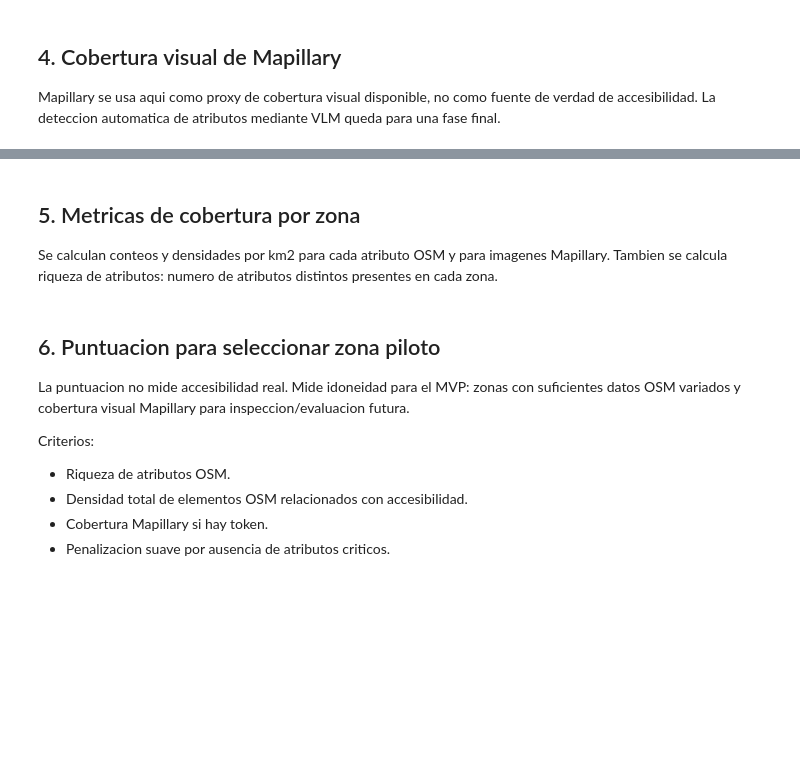
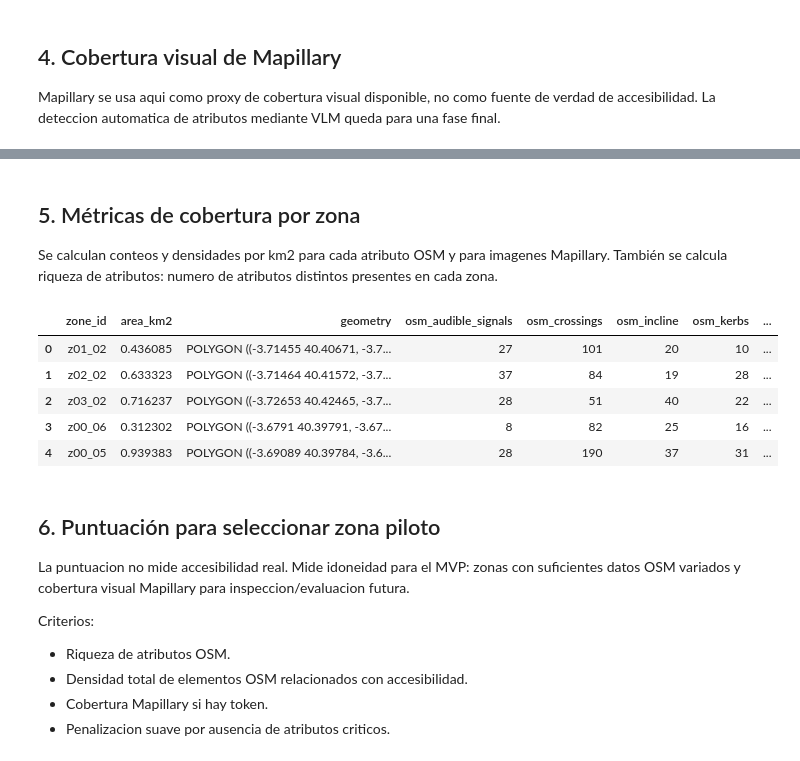
Before and after one commit to lucia-corsan/tfm, a Jupyter notebook: notebooks/01_madrid_accessibility_data_density.ipynb, the cells around one changed output, grey strips where cells are left out. Drawn from its saved outputs; the diff is of its cells as text; code cells hidden in the pictures; blank space fills up the shorter version.

```diff
--- a/notebooks/01_madrid_accessibility_data_density.ipynb
+++ b/notebooks/01_madrid_accessibility_data_density.ipynb
@@ -665,7 +690,7 @@ mapillary_points.head()
 # %% [markdown]
-## 5. Metricas de cobertura por zona
+## 5. Métricas de cobertura por zona
 
-Se calculan conteos y densidades por km2 para cada atributo OSM y para imagenes Mapillary. Tambien se calcula riqueza de atributos: numero de atributos distintos presentes en cada zona.
+Se calculan conteos y densidades por km2 para cada atributo OSM y para imagenes Mapillary. También se calcula riqueza de atributos: numero de atributos distintos presentes en cada zona.
 # %%
 def count_points_by_zone(points: gpd.GeoDataFrame, zones: gpd.GeoDataFrame, value_column: str, prefix: str) -> pd.DataFrame:
     """Count point records per analysis zone.
@@ -687,35 +712,45 @@ def count_points_by_zone(points: gpd.GeoDataFrame, zones: gpd.GeoDataFrame, valu
     counts = counts.add_prefix(prefix)
     return counts.reset_index()
 
 
 zone_metrics = grid[["zone_id", "area_km2", "geometry"]].copy()
 
 osm_counts = count_points_by_zone(osm_points, grid, "attribute", "osm_")
 zone_metrics = zone_metrics.merge(osm_counts, on="zone_id", how="left")
 
 if not mapillary_points.empty:
     mapillary_with_kind = mapillary_points.assign(kind="images")
     mapillary_counts = count_points_by_zone(mapillary_with_kind, grid, "kind", "mapillary_")
     zone_metrics = zone_metrics.merge(mapillary_counts, on="zone_id", how="left")
 else:
     zone_metrics["mapillary_images"] = 0
 
 count_columns = [column for column in zone_metrics.columns if column.startswith("osm_") or column.startswith("mapillary_")]
 zone_metrics[count_columns] = zone_metrics[count_columns].fillna(0).astype(int)
 
 osm_count_columns = [column for column in zone_metrics.columns if column.startswith("osm_")]
 for column in count_columns:
     zone_metrics[f"{column}_per_km2"] = zone_metrics[column] / zone_metrics["area_km2"]
 
 zone_metrics["osm_attribute_richness"] = (zone_metrics[osm_count_columns] > 0).sum(axis=1) if osm_count_columns else 0
 zone_metrics["osm_total_accessibility_elements"] = zone_metrics[osm_count_columns].sum(axis=1) if osm_count_columns else 0
+zone_metrics["osm_total_accessibility_elements_per_km2"] = (
+    zone_metrics["osm_total_accessibility_elements"] / zone_metrics["area_km2"]
+)
 zone_metrics["mapillary_available"] = zone_metrics.get("mapillary_images", 0) > 0
 zone_metrics["attributes_present"] = zone_metrics[osm_count_columns].gt(0).apply(lambda row: ", ".join([col.replace("osm_", "") for col, ok in row.items() if ok]), axis=1)
 zone_metrics["attributes_absent"] = zone_metrics[osm_count_columns].eq(0).apply(lambda row: ", ".join([col.replace("osm_", "") for col, missing in row.items() if missing]), axis=1)
 
 zone_metrics.head()
+# %% [output]
+|  | zone_id | area_km2 | geometry | osm_audible_signals | osm_crossings | osm_incline | osm_kerbs | ... |
+| 0 | z01_02 | 0.436085 | POLYGON ((-3.71455 40.40671, -3.7... | 27 | 101 | 20 | 10 | ... |
+| 1 | z02_02 | 0.633323 | POLYGON ((-3.71464 40.41572, -3.7... | 37 | 84 | 19 | 28 | ... |
+| 2 | z03_02 | 0.716237 | POLYGON ((-3.72653 40.42465, -3.7... | 28 | 51 | 40 | 22 | ... |
+| 3 | z00_06 | 0.312302 | POLYGON ((-3.6791 40.39791, -3.67... | 8 | 82 | 25 | 16 | ... |
+| 4 | z00_05 | 0.939383 | POLYGON ((-3.69089 40.39784, -3.6... | 28 | 190 | 37 | 31 | ... |
 # %% [markdown]
-## 6. Puntuacion para seleccionar zona piloto
+## 6. Puntuación para seleccionar zona piloto
 
 La puntuacion no mide accesibilidad real. Mide idoneidad para el MVP: zonas con suficientes datos OSM variados y cobertura visual Mapillary para inspeccion/evaluacion futura.
 
```
Also changed, not shown: parts of 13 cells of this notebook.
